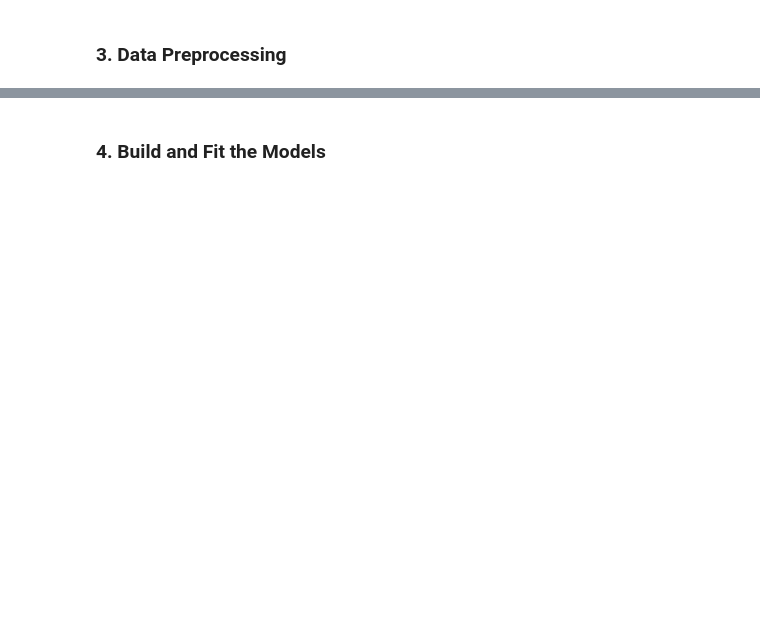
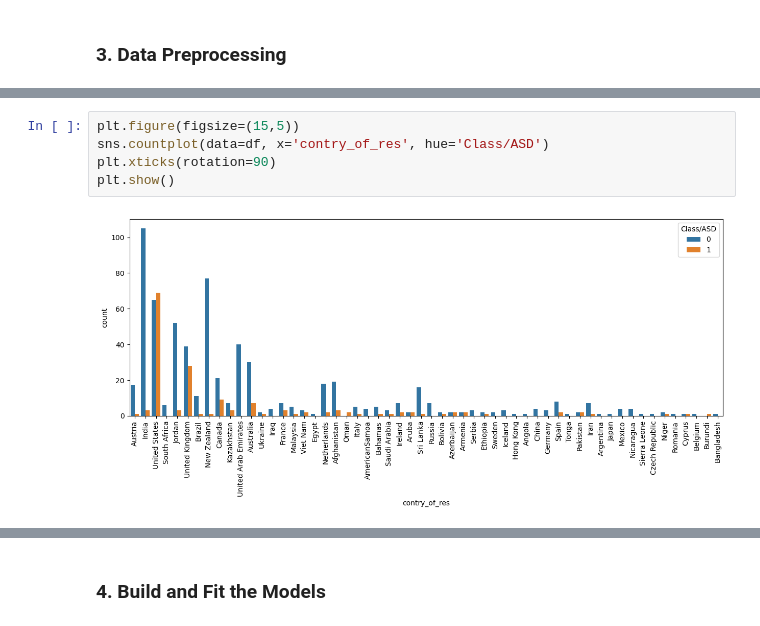
Before and after one commit to fatahrahimi330/100-Machine-Learning-Projects, a Jupyter notebook: 47-Autism Prediction/AutismPrediction.ipynb, the cells around one changed output, grey strips where cells are left out. Cells and saved outputs as stored; diff of their text form; blank space fills up the shorter version.

```diff
--- a/47-Autism Prediction/AutismPrediction.ipynb
+++ b/47-Autism Prediction/AutismPrediction.ipynb
@@ -18,0 +153,7 @@ df.head()
+# %%
+plt.figure(figsize=(15,5))
+sns.countplot(data=df, x='contry_of_res', hue='Class/ASD')
+plt.xticks(rotation=90)
+plt.show()
+# %% [output]
+[figure, added]
```
Also changed, not shown: parts of 38 cells of this notebook, 3 other files.
